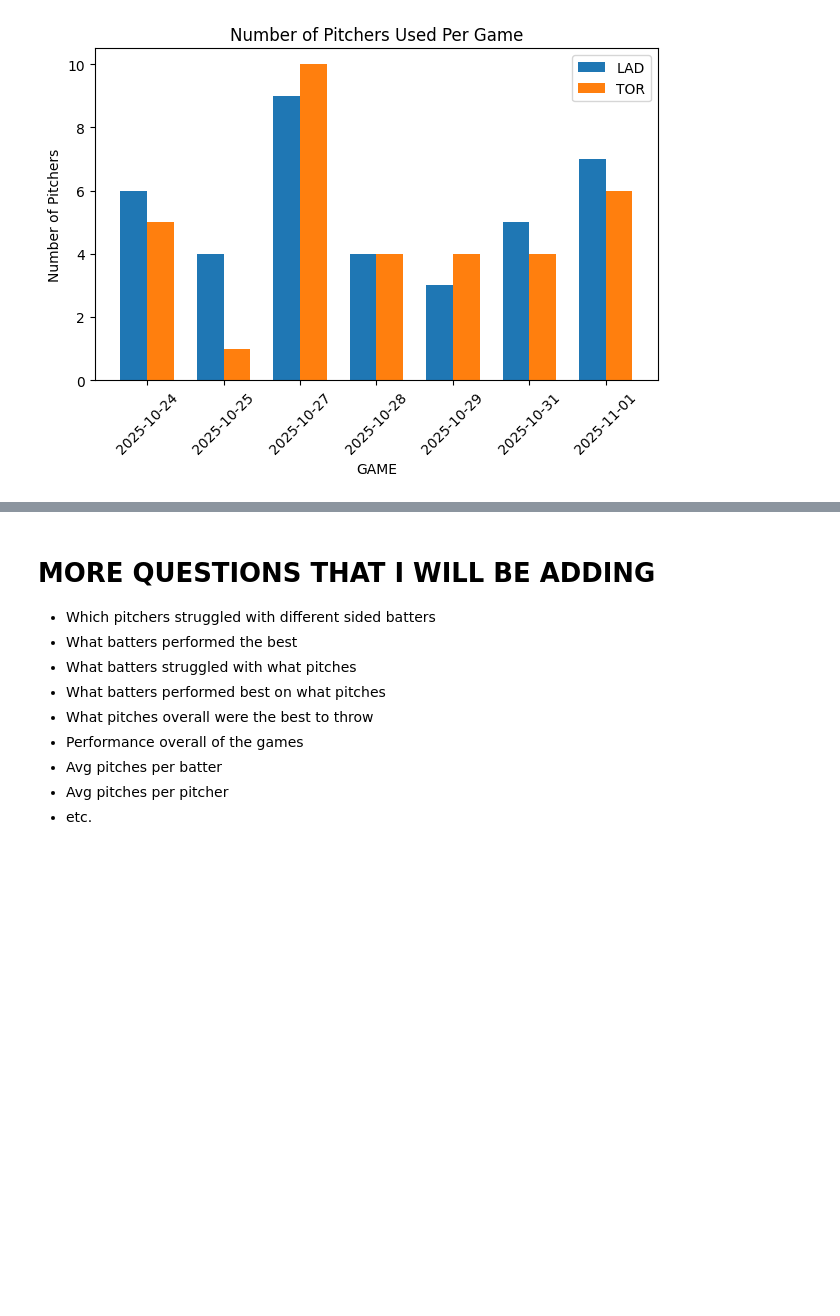
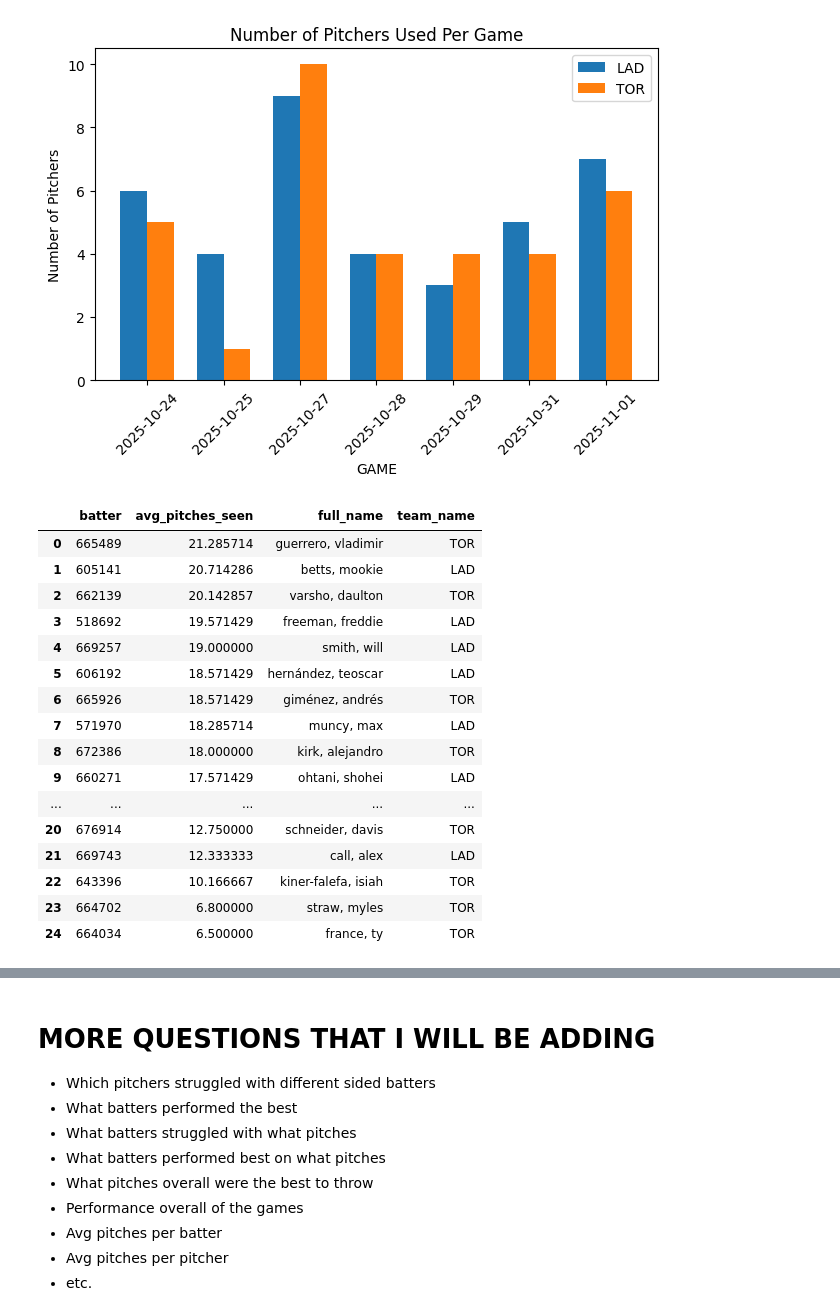
Before and after one commit to cjsteffen00/MLB-data, a Jupyter notebook: analysis_files/world_series.ipynb, the cells around one changed output, grey strips where cells are left out. Drawn from its saved outputs; the diff is of its cells as text; code cells hidden in the pictures; blank space fills up the shorter version.

```diff
--- a/analysis_files/world_series.ipynb
+++ b/analysis_files/world_series.ipynb
@@ -13,6 +13,8 @@ from duckdb.typing import *
 
 ws_df = pd.read_csv('../cleaned/pitch_by_pitch.csv')
 games_df = pd.read_csv('../cleaned/games.csv')
+batters_df = pd.read_csv('../cleaned/batters.csv')
+pitchers_df = pd.read_csv('../cleaned/pitchers.csv')
 con = duckdb.connect()
 
 ws_df = con.sql("""
@@ -115,3 +117,37 @@ plt.tight_layout()
 plt.show()
 # %% [output]
 [figure]
+# %%
+# avg pitches per batter over the course of the games they played in
+pitches_batter = con.sql("""
+    WITH pitches_batter AS (SELECT batter, count(*) as num_pitches
+    FROM ws_df
+    GROUP BY batter),
+    games_per_batter AS (SELECT batter, count(distinct(game_id)) as num_appearances
+    FROM ws_df
+    GROUP BY batter)
+        SELECT p.batter, p.num_pitches / g.num_appearances as avg_pitches_seen
+        FROM pitches_batter p
+        JOIN games_per_batter g on p.batter = g.batter
+        ORDER BY avg_pitches_seen DESC;
+""").to_df()
+
+pitches_batter.merge(batters_df, left_on = 'batter', right_on = 'batter_id', how = 'left').drop(columns = ['batter_id'])
+# %% [output]
+|  | batter | avg_pitches_seen | full_name | team_name |
+| 0 | 665489 | 21.285714 | guerrero, vladimir | TOR |
+| 1 | 605141 | 20.714286 | betts, mookie | LAD |
+| 2 | 662139 | 20.142857 | varsho, daulton | TOR |
+| 3 | 518692 | 19.571429 | freeman, freddie | LAD |
+| 4 | 669257 | 19.000000 | smith, will | LAD |
+| 5 | 606192 | 18.571429 | hernández, teoscar | LAD |
+| 6 | 665926 | 18.571429 | giménez, andrés | TOR |
+| 7 | 571970 | 18.285714 | muncy, max | LAD |
+| 8 | 672386 | 18.000000 | kirk, alejandro | TOR |
+| 9 | 660271 | 17.571429 | ohtani, shohei | LAD |
+| ... | ... | ... | ... | ... |
+| 20 | 676914 | 12.750000 | schneider, davis | TOR |
+| 21 | 669743 | 12.333333 | call, alex | LAD |
+| 22 | 643396 | 10.166667 | kiner-falefa, isiah | TOR |
+| 23 | 664702 | 6.800000 | straw, myles | TOR |
+| 24 | 664034 | 6.500000 | france, ty | TOR |
```
Also changed, not shown: parts of 4 cells of this notebook.
